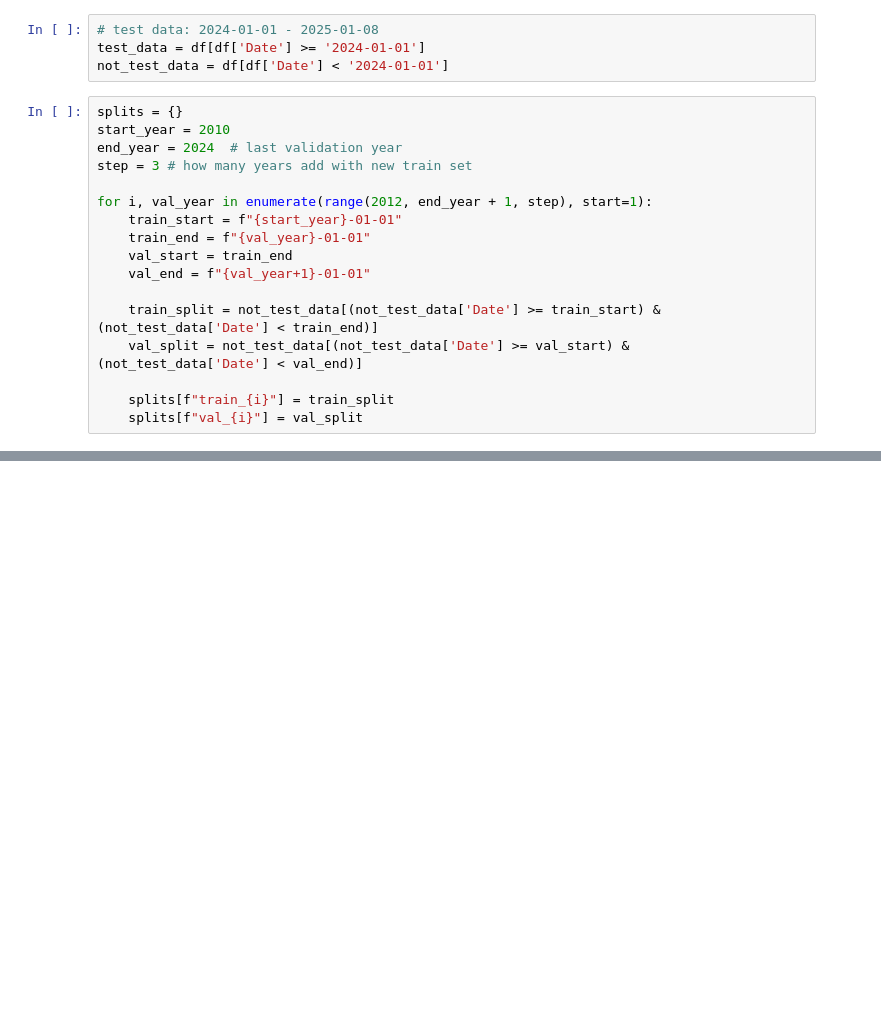
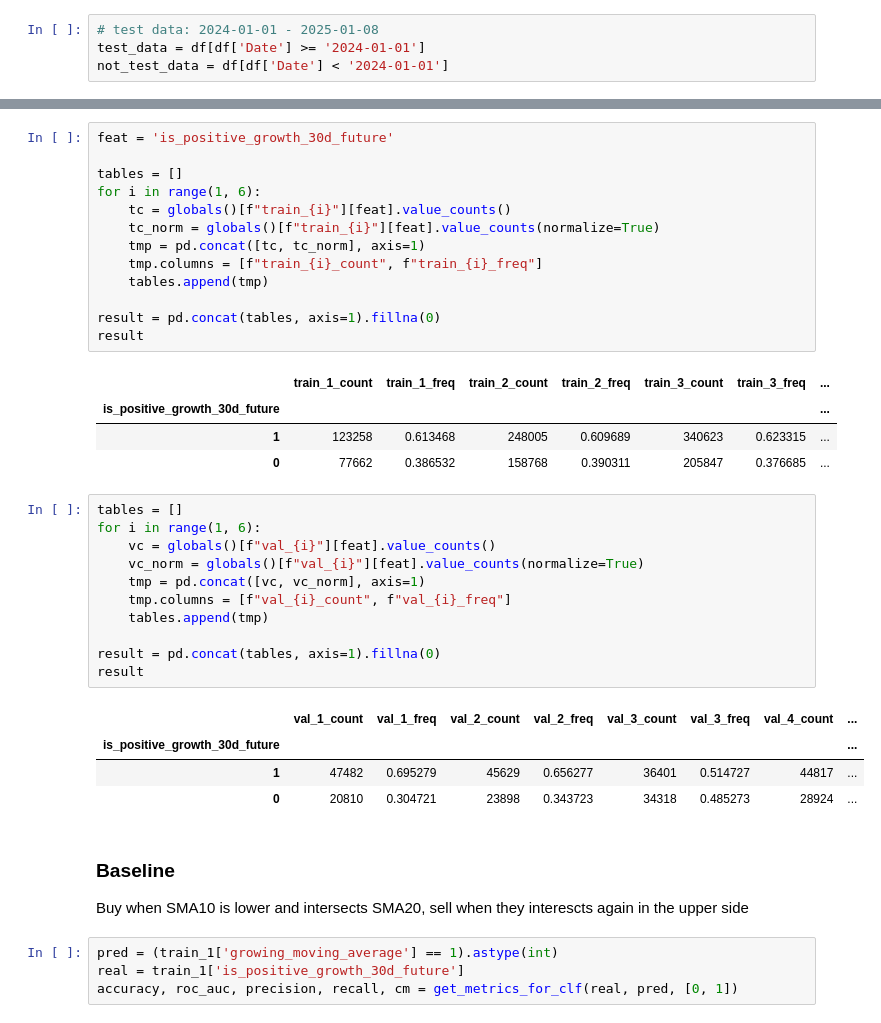
Before and after one commit to foookinaaa/trading_strategy, a Jupyter notebook: src/trading_strategy/notebooks/2_eda.ipynb, the cells around one changed output, grey strips where cells are left out. Drawn from its saved outputs; the diff is of its cells as text; blank space fills up the shorter version.

```diff
--- a/src/trading_strategy/notebooks/2_eda.ipynb
+++ b/src/trading_strategy/notebooks/2_eda.ipynb
@@ -299,20 +343,3 @@ df.reset_index(drop=True, inplace=True)
 # test data: 2024-01-01 - 2025-01-08
 test_data = df[df['Date'] >= '2024-01-01']
 not_test_data = df[df['Date'] < '2024-01-01']
-# %%
-splits = {}
-start_year = 2010
-end_year = 2024  # last validation year
-step = 3 # how many years add with new train set
-
-for i, val_year in enumerate(range(2012, end_year + 1, step), start=1):
-    train_start = f"{start_year}-01-01"
-    train_end = f"{val_year}-01-01"
-    val_start = train_end
-    val_end = f"{val_year+1}-01-01"
-
-    train_split = not_test_data[(not_test_data['Date'] >= train_start) & (not_test_data['Date'] < train_end)]
-    val_split = not_test_data[(not_test_data['Date'] >= val_start) & (not_test_data['Date'] < val_end)]
-
-    splits[f"train_{i}"] = train_split
-    splits[f"val_{i}"] = val_split
@@ -353,0 +357,41 @@ val_5
+# %%
+feat = 'is_positive_growth_30d_future'
+
+tables = []
+for i in range(1, 6):
+    tc = globals()[f"train_{i}"][feat].value_counts()
+    tc_norm = globals()[f"train_{i}"][feat].value_counts(normalize=True)
+    tmp = pd.concat([tc, tc_norm], axis=1)
+    tmp.columns = [f"train_{i}_count", f"train_{i}_freq"]
+    tables.append(tmp)
+
+result = pd.concat(tables, axis=1).fillna(0)
+result
+# %% [output]
+|  | train_1_count | train_1_freq | train_2_count | train_2_freq | train_3_count | train_3_freq | ... |
+| is_positive_growth_30d_future |  |  |  |  |  |  | ... |
+| 1 | 123258 | 0.613468 | 248005 | 0.609689 | 340623 | 0.623315 | ... |
+| 0 | 77662 | 0.386532 | 158768 | 0.390311 | 205847 | 0.376685 | ... |
+# %%
+tables = []
+for i in range(1, 6):
+    vc = globals()[f"val_{i}"][feat].value_counts()
+    vc_norm = globals()[f"val_{i}"][feat].value_counts(normalize=True)
+    tmp = pd.concat([vc, vc_norm], axis=1)
+    tmp.columns = [f"val_{i}_count", f"val_{i}_freq"]
+    tables.append(tmp)
+
+result = pd.concat(tables, axis=1).fillna(0)
+result
+# %% [output]
+|  | val_1_count | val_1_freq | val_2_count | val_2_freq | val_3_count | val_3_freq | val_4_count | ... |
+| is_positive_growth_30d_future |  |  |  |  |  |  |  | ... |
+| 1 | 47482 | 0.695279 | 45629 | 0.656277 | 36401 | 0.514727 | 44817 | ... |
+| 0 | 20810 | 0.304721 | 23898 | 0.343723 | 34318 | 0.485273 | 28924 | ... |
+# %% [markdown]
+### Baseline
+Buy when SMA10 is lower and intersects SMA20, sell when they interescts again in the upper side
+# %%
+pred = (train_1['growing_moving_average'] == 1).astype(int)
+real = train_1['is_positive_growth_30d_future']
+accuracy, roc_auc, precision, recall, cm = get_metrics_for_clf(real, pred, [0, 1])
```
Also changed, not shown: parts of 35 cells of this notebook, 4 other files.
